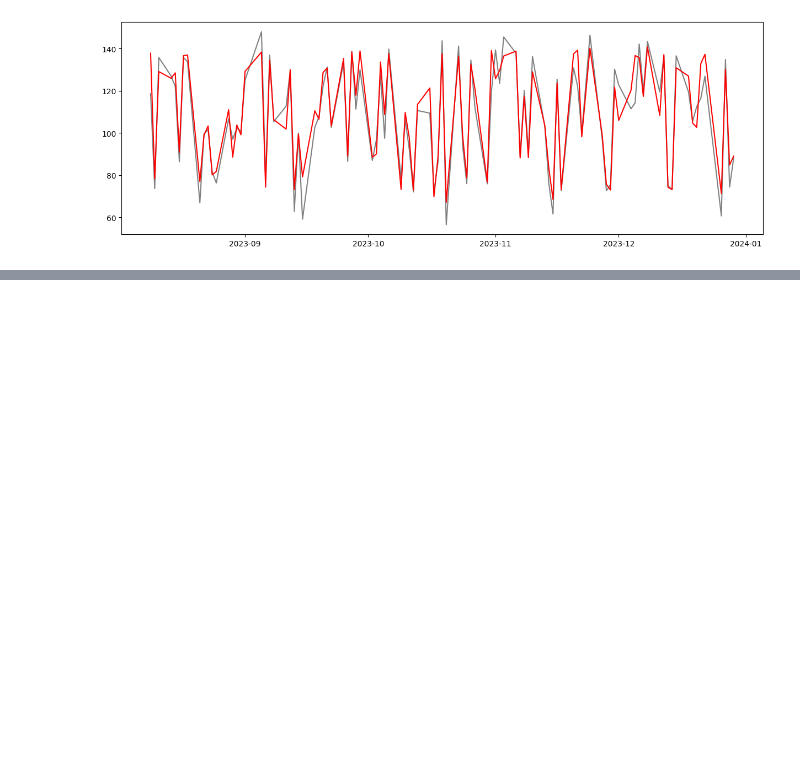
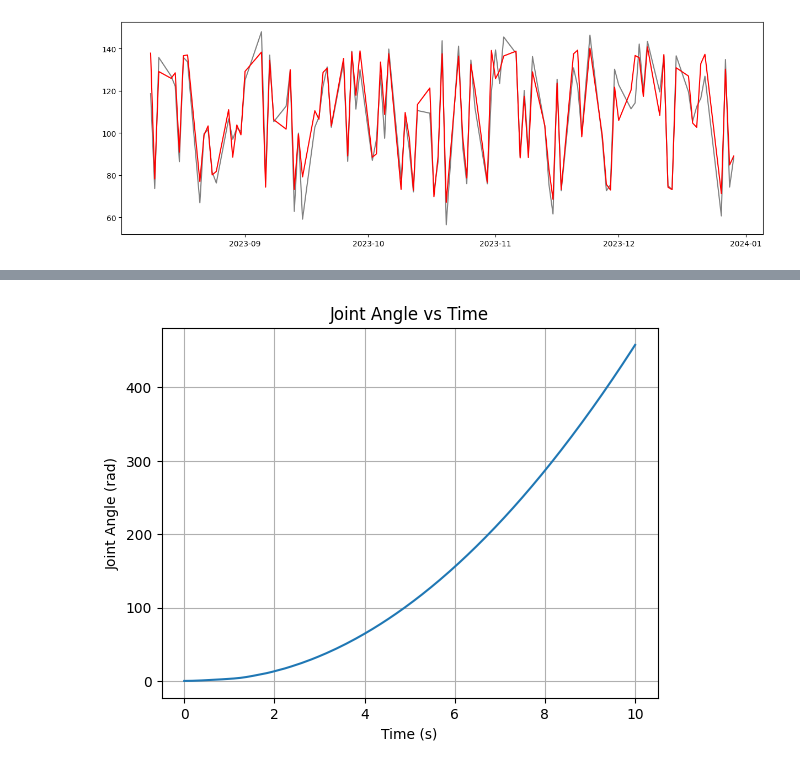
Before and after one commit to Ykiiii/Timing-signal-analysis, a Jupyter notebook: RNN.ipynb, the cells around one changed output, grey strips where cells are left out. Saved outputs shown, nothing was run; the diff lists cells and outputs as text; code cells hidden in the pictures; blank space fills up the shorter version.

```diff
--- a/RNN.ipynb
+++ b/RNN.ipynb
@@ -690,0 +812,46 @@ plt.show()
+# %%
+import numpy as np
+import matplotlib.pyplot as plt
+from scipy.integrate import odeint
+
+def dynamics(theta, t, torque):
+    # 这里假设系统为单自由度（单个关节），所以只有一个状态变量theta
+    # torque是关节扭矩，t是时间
+
+    # 系统参数
+    m = 1.0  # 质量
+    l = 1.0  # 长度
+    g = 9.81  # 重力加速度
+
+    # 动力学方程
+    theta_dot = theta[1]
+    theta_dot_dot = (torque - m * g * l * np.sin(theta[0]))  # 简化为单个关节情况下的动力学方程
+
+    return [theta_dot, theta_dot_dot]
+
+def simulate(torque):
+    # 模拟函数，给定关节扭矩，模拟关节角度随时间的变化
+
+    # 初始条件
+    theta_initial = [0.0, 0.0]  # 初始角度和初始角速度
+    t = np.linspace(0, 10, 1000)  # 时间从0到10秒，共1000个时间步长
+
+    # 使用odeint求解微分方程
+    theta = odeint(dynamics, theta_initial, t, args=(torque,))
+
+    # 返回角度随时间的变化
+    return t, theta[:, 0]
+
+# 示例：给定一个恒定的关节扭矩
+torque = 10.0  # 假设扭矩为10 Nm
+t, angles = simulate(torque)
+
+# 绘制图表
+plt.plot(t, angles)
+plt.xlabel('Time (s)')
+plt.ylabel('Joint Angle (rad)')
+plt.title('Joint Angle vs Time')
+plt.grid(True)
+plt.show()
+# %% [output]
+[figure, added]
```
Also changed, not shown: parts of 10 cells of this notebook, 4 other files.
